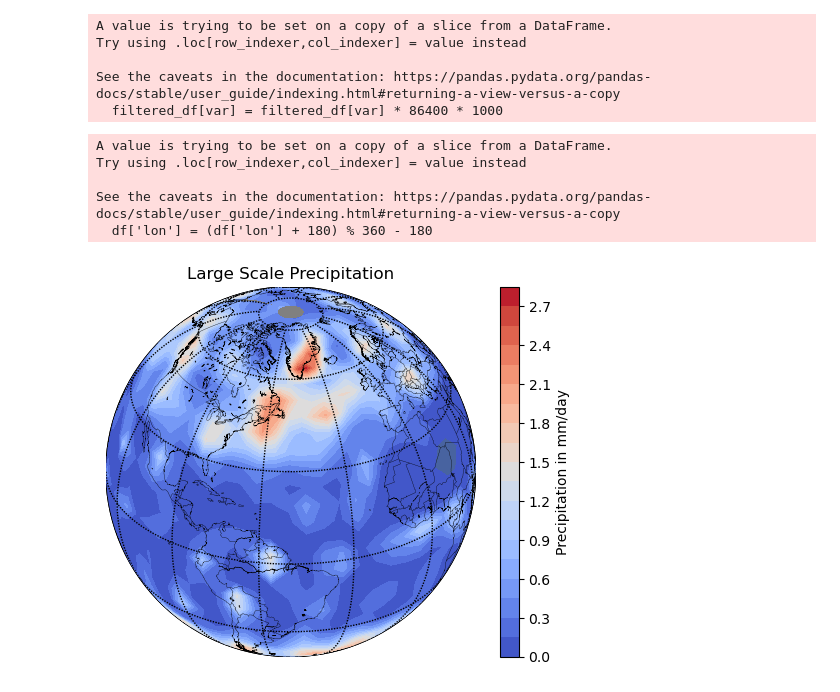
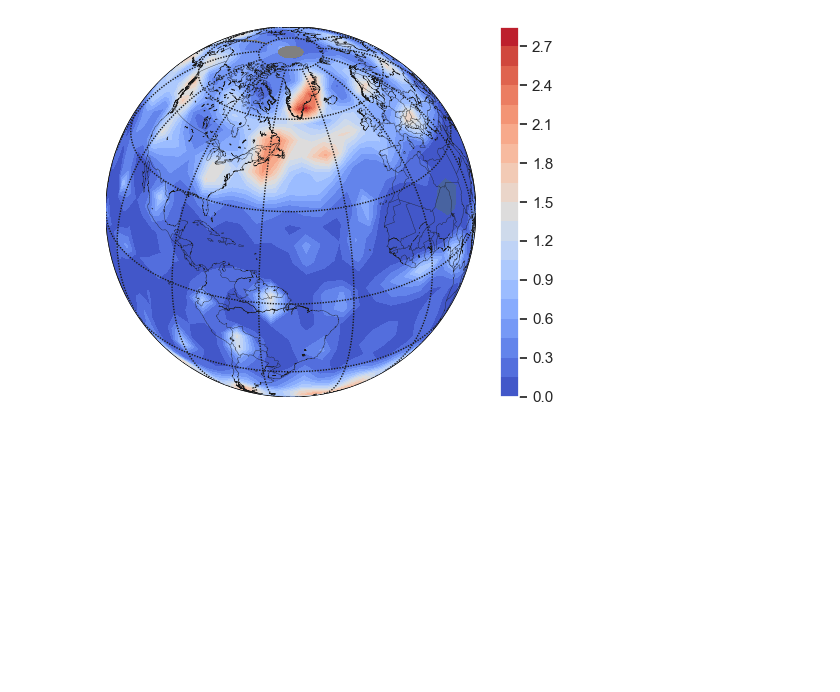
Before and after one commit to amethystaurora-robo/mini_project, a Jupyter notebook: initial_analysis.ipynb, the cells around one changed output. Cells and saved outputs as stored; diff of their text form; code cells hidden in the pictures; blank space fills up the shorter version.

```diff
--- a/initial_analysis.ipynb
+++ b/initial_analysis.ipynb
@@ -82,5 +118,5 @@ lsp_df.head()
 # %%
-def draw_maps(df,title,values,label):
+def draw_maps(df,title,values,label,figname):
     #shift 'seam' of map to pacific ocean
     df['lon'] = (df['lon'] + 180) % 360 - 180
 
@@ -105,7 +141,7 @@ def draw_maps(df,title,values,label):
     x, y = map(lon_grid, lat_grid)
 
     cs = map.contourf(x, y, grid, levels=20, cmap='coolwarm')
-    cbar = plt.colorbar(cs, orientation='vertical', label=label)
+    cbar = plt.colorbar(cs, orientation='vertical')
 
     # Replace the top tick with "Land"
     ticks = cbar.get_ticks()
@@ -118,6 +154,7 @@ def draw_maps(df,title,values,label):
     cbar.set_ticks(ticks)
     cbar.set_ticklabels(tick_labels)
 
-    plt.title(title)
+    #plt.title(title)
+    plt.savefig(figname)
     plt.show()
 # %%
@@ -139,19 +168,5 @@ def process_precip(df,var):
-# %%
-processed_lsp = process_precip(lsp_df,'prl')
-processed_cp = process_precip(conp_df,'prc')
-# %% [output]
-A value is trying to be set on a copy of a slice from a DataFrame.
-Try using .loc[row_indexer,col_indexer] = value instead
-
-See the caveats in the documentation: https://pandas.pydata.org/pandas-docs/stable/user_guide/indexing.html#returning-a-view-versus-a-copy
-  filtered_df[var] = filtered_df[var] * 86400 * 1000
 # %%
-draw_maps(processed_lsp,'Large Scale Precipitation','prl','Precipitation in mm/day')
+draw_maps(processed_lsp,'Large Scale Precipitation','prl','Precipitation in mm/day','lats_prl.png')
 # %% [output]
-A value is trying to be set on a copy of a slice from a DataFrame.
-Try using .loc[row_indexer,col_indexer] = value instead
-
-See the caveats in the documentation: https://pandas.pydata.org/pandas-docs/stable/user_guide/indexing.html#returning-a-view-versus-a-copy
-  df['lon'] = (df['lon'] + 180) % 360 - 180
-[figure, old version]
+[figure, new version]
 # %%
```
Also changed, not shown: parts of 19 cells of this notebook.
